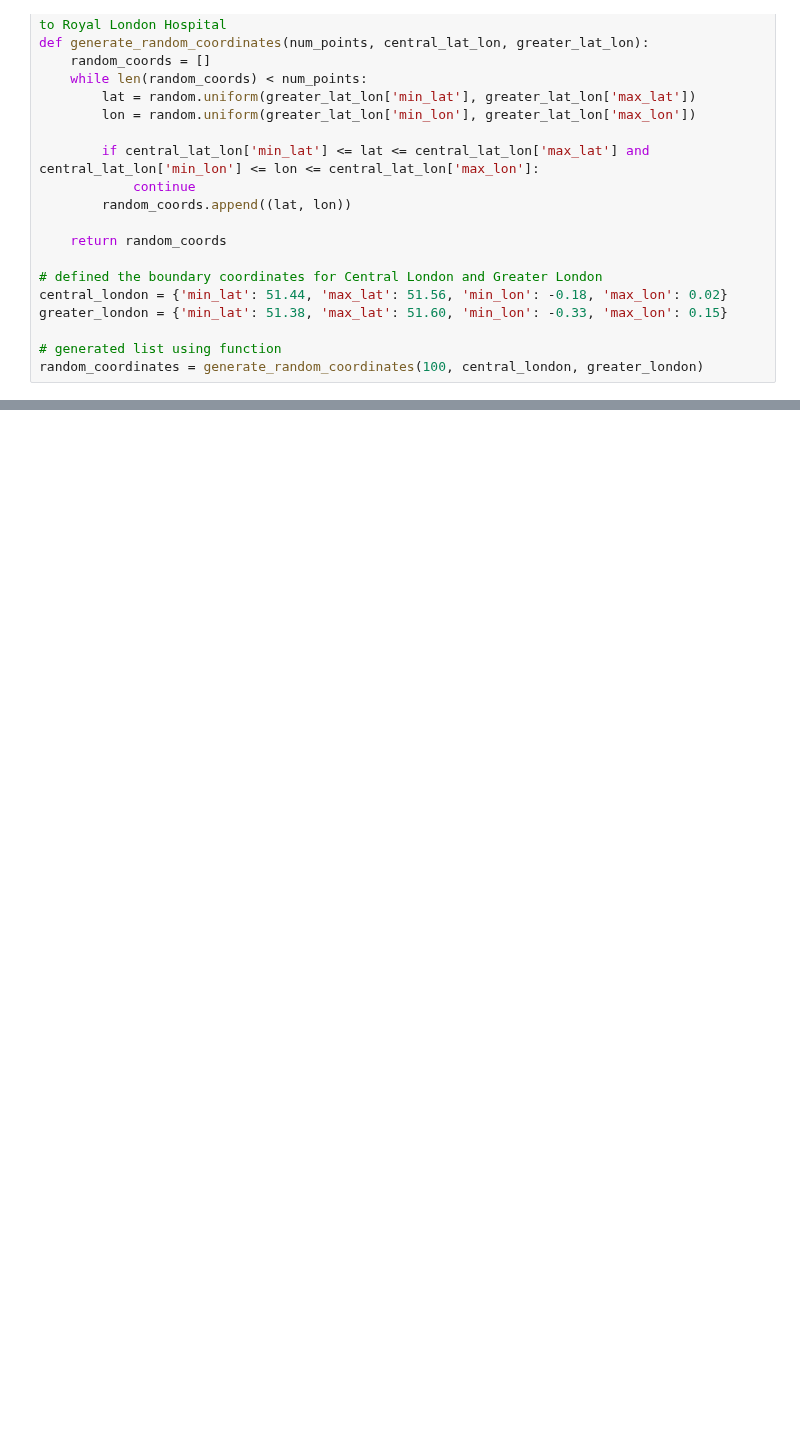
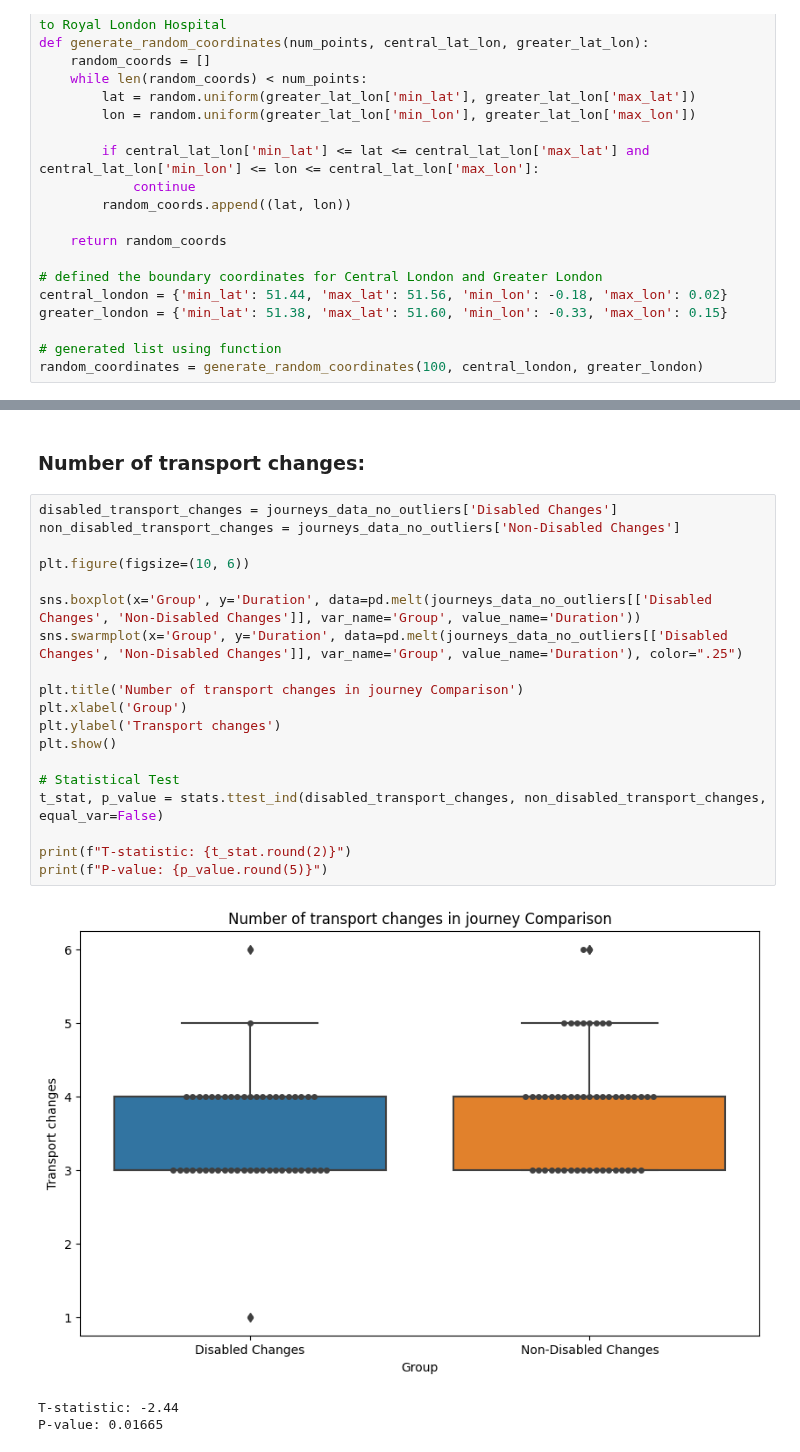
Before and after one commit to bofeng2268/qm2, a Jupyter notebook: random_routes.ipynb, the cells around one changed output, grey strips where cells are left out. Saved outputs shown, nothing was run; the diff lists cells and outputs as text; blank space fills up the shorter version.

```diff
--- a/random_routes.ipynb
+++ b/random_routes.ipynb
@@ -151,0 +290,25 @@ print(tabulate(journey_data_df, headers='keys', tablefmt='pretty')) #printing fo
+# %% [markdown]
+### **Number of transport changes**:
+# %%
+disabled_transport_changes = journeys_data_no_outliers['Disabled Changes']
+non_disabled_transport_changes = journeys_data_no_outliers['Non-Disabled Changes']
+
+plt.figure(figsize=(10, 6))
+
+sns.boxplot(x='Group', y='Duration', data=pd.melt(journeys_data_no_outliers[['Disabled Changes', 'Non-Disabled Changes']], var_name='Group', value_name='Duration'))
+sns.swarmplot(x='Group', y='Duration', data=pd.melt(journeys_data_no_outliers[['Disabled Changes', 'Non-Disabled Changes']], var_name='Group', value_name='Duration'), color=".25")
+
+plt.title('Number of transport changes in journey Comparison')
+plt.xlabel('Group')
+plt.ylabel('Transport changes')
+plt.show()
+
+# Statistical Test
+t_stat, p_value = stats.ttest_ind(disabled_transport_changes, non_disabled_transport_changes, equal_var=False)
+
+print(f"T-statistic: {t_stat.round(2)}")
+print(f"P-value: {p_value.round(5)}")
+# %% [output]
+[figure, added]
+T-statistic: -2.44
+P-value: 0.01665
```
Also changed, not shown: parts of 19 cells of this notebook.
